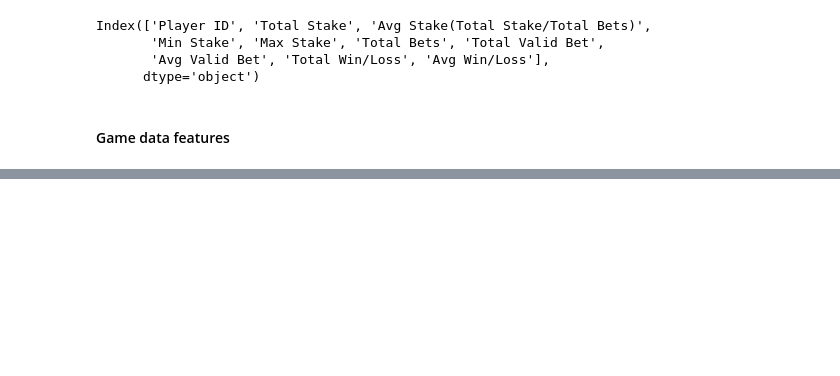
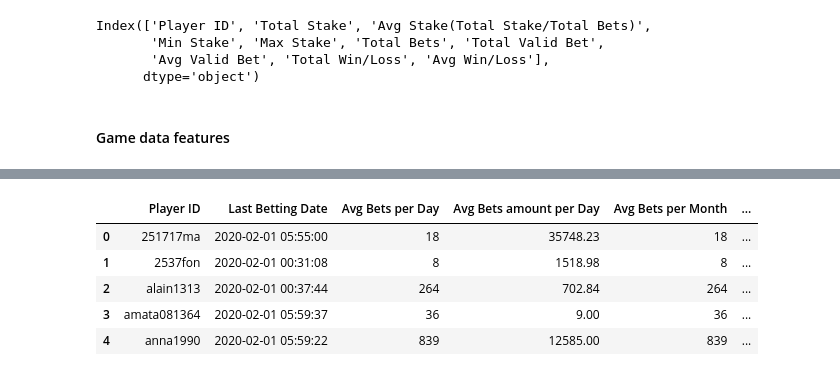
Before and after one commit to DataSenseiAryan/CampaignDb, a Jupyter notebook: Untitled.ipynb, the cells around one changed output, grey strips where cells are left out. Saved outputs shown, nothing was run; the diff lists cells and outputs as text; code cells hidden in the pictures; blank space fills up the shorter version.

```diff
--- a/Untitled.ipynb
+++ b/Untitled.ipynb
@@ -384,0 +446,9 @@ final_df = reduce(lambda left, right: pd.merge(left, right, on='Player ID', how=
+# %%
+final_df.head()
+# %% [output]
+|  | Player ID | Last Betting Date | Avg Bets per Day | Avg Bets amount per Day | Avg Bets per Month | ... |
+| 0 | 251717ma | 2020-02-01 05:55:00 | 18 | 35748.23 | 18 | ... |
+| 1 | 2537fon | 2020-02-01 00:31:08 | 8 | 1518.98 | 8 | ... |
+| 2 | alain1313 | 2020-02-01 00:37:44 | 264 | 702.84 | 264 | ... |
+| 3 | amata081364 | 2020-02-01 05:59:37 | 36 | 9.00 | 36 | ... |
+| 4 | anna1990 | 2020-02-01 05:59:22 | 839 | 12585.00 | 839 | ... |
```
Also changed, not shown: parts of 34 cells of this notebook, 2 other files.
